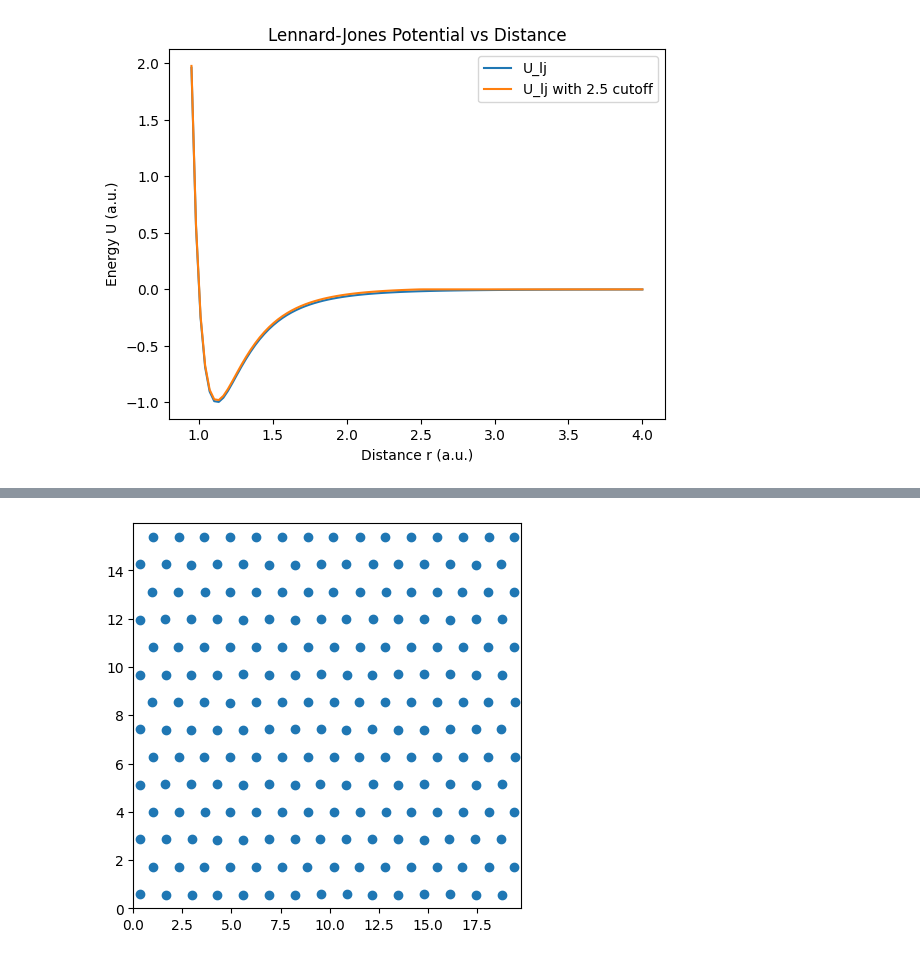
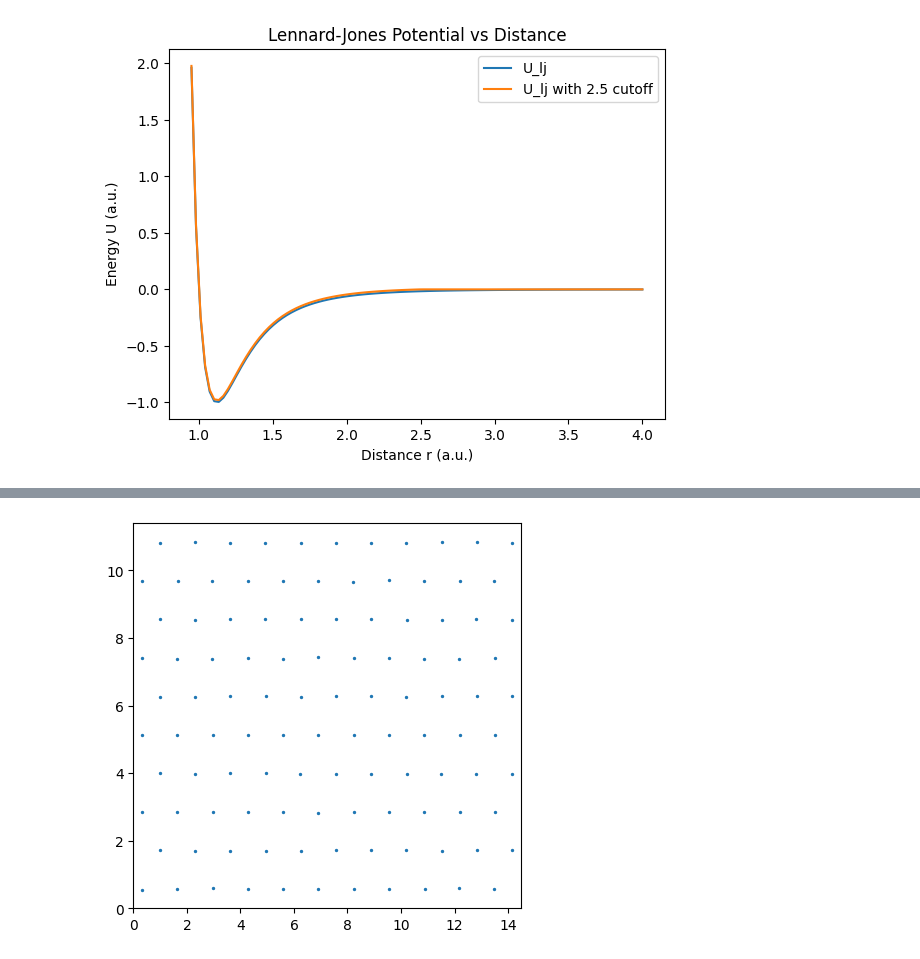
Before and after one commit to julius-clegg/Molecular-Dynamics-Simulation, a Jupyter notebook: PHYS2020 Project.ipynb, the cells around one changed output, grey strips where cells are left out. Drawn from its saved outputs; the diff is of its cells as text; code cells hidden in the pictures.

```diff
--- a/PHYS2020 Project.ipynb
+++ b/PHYS2020 Project.ipynb
@@ -24,7 +24,7 @@ $$
 rng = np.random.default_rng(seed=102)
 
 X_U_MIN = 2**(1/6)*1
-N_L = 15
+N_L = 10
 # N = N_L*N_L
 DIM = 2
 
@@ -40,12 +40,13 @@ def generate_square_lattice(den,n):
     # convert matrices of x and y positions to vectors of x and y positions, and return
     l_wrap = n*step, n*step
     r = np.vstack(list(map(np.concatenate,rmat)))
-    N = len(r)
+    N = len(r[0])
     return r, l_wrap, N
 
 def generate_triangular_lattice(den,n):
     step = (np.sqrt(3)/2 / den) ** .5
     # generate matrices of lattice coordinates
+    n += (n+1)%2
     rmat = np.array(np.meshgrid(np.arange(0,n),np.arange(0,n-1)),dtype=float)
     rmat[0] += 1/4
     rmat[1] += 1/2
@@ -76,6 +77,6 @@ plt.ylim(0, L[1])
 plt.xlabel("x (a.u.)")
 plt.ylabel("y (a.u.)")
 plt.gca().set_aspect('equal')
-plt.scatter(*r)
+plt.scatter(*r, s=2)
 plt.show()
 # %% [output]
@@ -158,7 +159,7 @@ def pair_displacements_1D(x):
 
 def pair_displacements(r): # scuffed implmentation, will change later?
     return np.array([
-        (L[i]/2+pair_displacements_1D(x))%L[i]-L[i]/2
+        (s[i]/2+pair_displacements_1D(x))%s[i]-s[i]/2
         for i,x in enumerate(r)
     ])
 
@@ -168,7 +169,7 @@ def magnitudes(v):
 def pair_distances(r):
     return magnitudes(pair_displacements(r))
 
-displacements = pair_displacements(r)
+displacements = pair_displacements(r*L)
 print(displacements.shape)
 
 diag_mask = np.identity(N,dtype=int)==1
@@ -217,8 +218,8 @@ def plot_each_arrow(r,A,color=None):
 # plt.show()
 
 plt.title("Lennard-Jones Net Force Vectors")
-plt.xlim(0, L[0])
-plt.ylim(0, L[1])
+plt.xlim(0, s[0])
+plt.ylim(0, s[1])
 plt.xlabel("x (a.u.)")
 plt.ylabel("y (a.u.)")
 plt.quiver(*r, *F_net, angles="xy", )
@@ -324,11 +373,11 @@ def time_evolution(r,v,L,dim,N,steps,dt, T_target):
         system.step_state(i)
     return system
 # %%
-t_total,dt = 20,0.001
+t_total,dt = 10,0.001
 steps = int(t_total//dt)
 T_target = 0.5
 
-system = time_evolution(r,v,L,DIM,N,steps,dt, T_target)
+system = time_evolution(r,v,s,DIM,N,steps,dt, T_target)
 rs = system.rs; vs = system.vs
 
 t = np.arange(steps)*dt
@@ -338,23 +387,23 @@ Ps = system.Ps
 # %%
 ANIMATE = True
 if ANIMATE:
     fig, ax = plt.subplots(1,1, figsize=(5,5))
-    points = ax.scatter(*rs[0])
+    points = ax.scatter(*rs[0],s=2)
 
     fps = 30
-    t_anim = 10
+    t_anim = 5
     k = steps//(fps*t_anim) # inverse frame density
     nframes = steps // k
 
-    ax.set_xlim(0, L[0])
-    ax.set_ylim(0, L[1])
+    ax.set_xlim(0, s[0])
+    ax.set_ylim(0, s[1])
     def animation_frame(i):
         points.set_offsets(rs[i*k].T)
 
     lj_anim = animation.FuncAnimation(fig, animation_frame, frames=nframes)
     lj_anim.save("test.gif", writer="pillow", fps=fps, dpi=100)
 # %% [output]
-[figure, old version]
+[figure, new version]
 # %%
 def window(size):
     return np.ones(size)/float(size)
```
Also changed, not shown: parts of 5 cells of this notebook, 1 other file.
